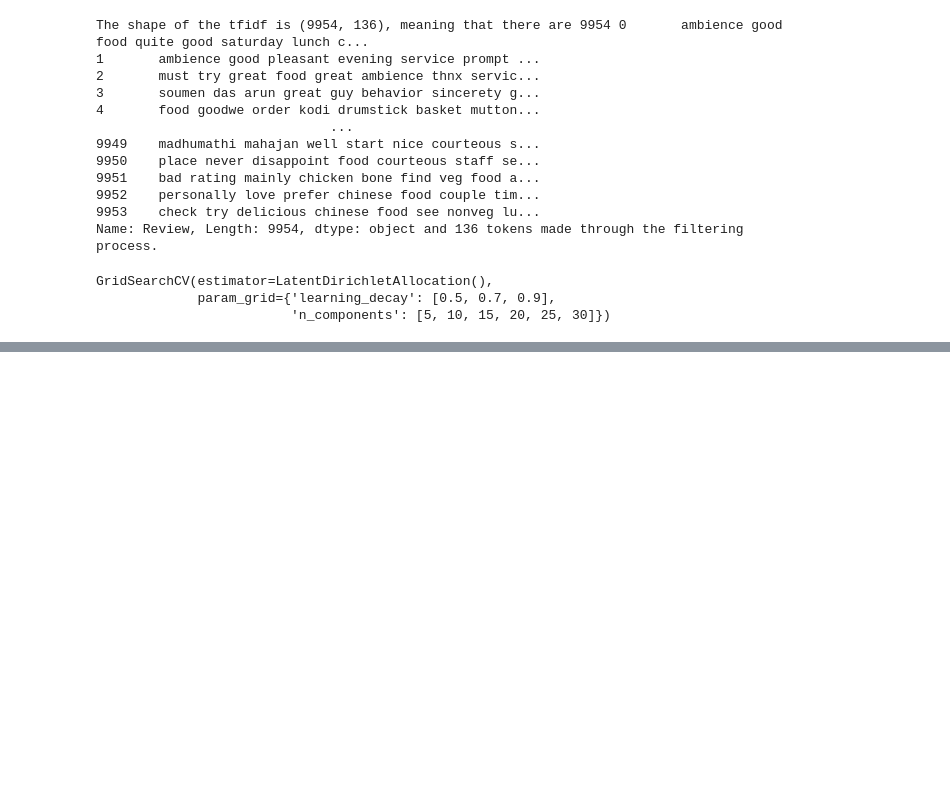
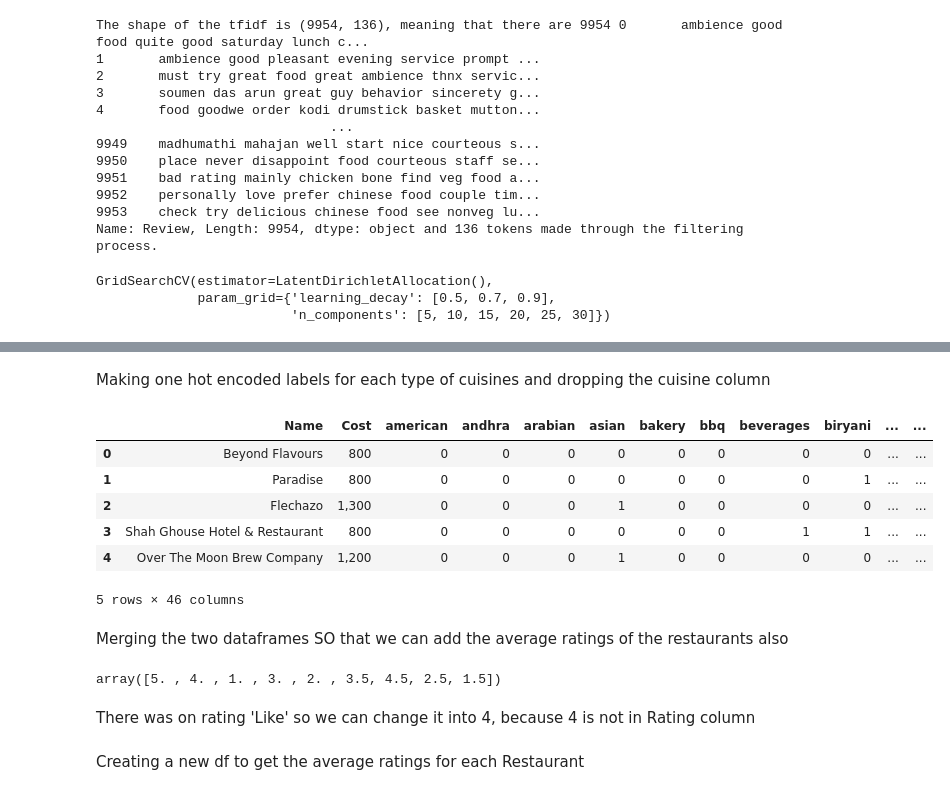
Before and after one commit to rohit-1026/Zomato-Restaurant-Clustering-and-Sentiment-Analysis, a Jupyter notebook: ZOMATO_RESTAURANT_CLUSTERING_AND_SENTIMENT_ANALYSIS.ipynb, the cells around one changed output, grey strips where cells are left out. Drawn from its saved outputs; the diff is of its cells as text; code cells hidden in the pictures; blank space fills up the shorter version.

```diff
--- a/ZOMATO_RESTAURANT_CLUSTERING_AND_SENTIMENT_ANALYSIS.ipynb
+++ b/ZOMATO_RESTAURANT_CLUSTERING_AND_SENTIMENT_ANALYSIS.ipynb
@@ -1069,0 +1078,2 @@ topic
+# %%
+cuisine_df=meta_df_main.loc[:,['Name','Cost','Cuisines']]
@@ -1069,0 +1089,4 @@ topic
+# %%
+cuisine_df['Cuisines'] = cuisine_df['Cuisines'].str.replace(' ','')
+
+cuisine_df['Cuisines'] = cuisine_df['Cuisines'].str.split(',')
@@ -1069,0 +1102,26 @@ topic
+# %%
+from sklearn.preprocessing import MultiLabelBinarizer
+
+mlb = MultiLabelBinarizer(sparse_output=True)
+# %% [markdown]
+Making one hot encoded labels for each type of cuisines and dropping the cuisine column
+# %%
+cuisine_df = cuisine_df.join(pd.DataFrame.sparse.from_spmatrix(mlb.fit_transform(cuisine_df.pop('Cuisines')),
+                                                               index=cuisine_df.index, columns=mlb.classes_))
+# %%
+cuisine_df.head()
+# %% [output]
+|  | Name | Cost | american | andhra | arabian | asian | bakery | bbq | beverages | biryani | ... | ... |
+| 0 | Beyond Flavours | 800 | 0 | 0 | 0 | 0 | 0 | 0 | 0 | 0 | ... | ... |
+| 1 | Paradise | 800 | 0 | 0 | 0 | 0 | 0 | 0 | 0 | 1 | ... | ... |
+| 2 | Flechazo | 1,300 | 0 | 0 | 0 | 1 | 0 | 0 | 0 | 0 | ... | ... |
+| 3 | Shah Ghouse Hotel & Restaurant | 800 | 0 | 0 | 0 | 0 | 0 | 0 | 1 | 1 | ... | ... |
+| 4 | Over The Moon Brew Company | 1,200 | 0 | 0 | 0 | 1 | 0 | 0 | 0 | 0 | ... | ... |
+5 rows × 46 columns
+# %% [markdown]
+Merging the two dataframes
+SO that we can add the average ratings of the restaurants also
+# %%
+review_df['Rating'].unique()
+# %% [output]
+array([5. , 4. , 1. , 3. , 2. , 3.5, 4.5, 2.5, 1.5])
@@ -1069,0 +1131,2 @@ topic
+# %% [markdown]
+There was on rating 'Like' so we can change it into 4, because 4 is not in Rating column
@@ -1069,0 +1140,2 @@ topic
+# %% [markdown]
+Creating a new df to get the average ratings for each Restaurant
```
Also changed, not shown: parts of 26 cells of this notebook.
